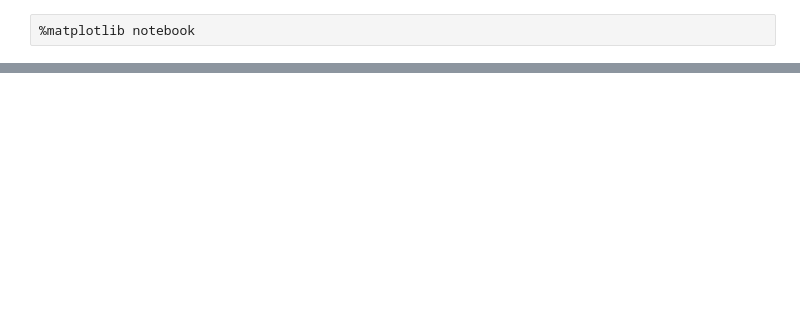
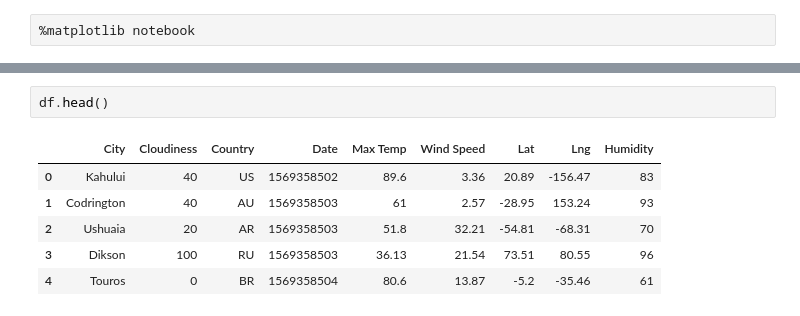
Before and after one commit to gwathen2019/python-api-challenge, a Jupyter notebook: weatherpy/Weatherpy-API.ipynb, the cells around one changed output, grey strips where cells are left out. Saved outputs shown, nothing was run; the diff lists cells and outputs as text; blank space fills up the shorter version.

```diff
--- a/weatherpy/Weatherpy-API.ipynb
+++ b/weatherpy/Weatherpy-API.ipynb
@@ -112,0 +126,9 @@ AttributeError: 'list' object has no attribute 'iterrows'
+# %%
+df.head()
+# %% [output]
+|  | City | Cloudiness | Country | Date | Max Temp | Wind Speed | Lat | Lng | Humidity |
+| 0 | Kahului | 40 | US | 1569358502 | 89.6 | 3.36 | 20.89 | -156.47 | 83 |
+| 1 | Codrington | 40 | AU | 1569358503 | 61 | 2.57 | -28.95 | 153.24 | 93 |
+| 2 | Ushuaia | 20 | AR | 1569358503 | 51.8 | 32.21 | -54.81 | -68.31 | 70 |
+| 3 | Dikson | 100 | RU | 1569358503 | 36.13 | 21.54 | 73.51 | 80.55 | 96 |
+| 4 | Touros | 0 | BR | 1569358504 | 80.6 | 13.87 | -5.2 | -35.46 | 61 |
```
Also changed, not shown: parts of 11 cells of this notebook, 1 other file.
